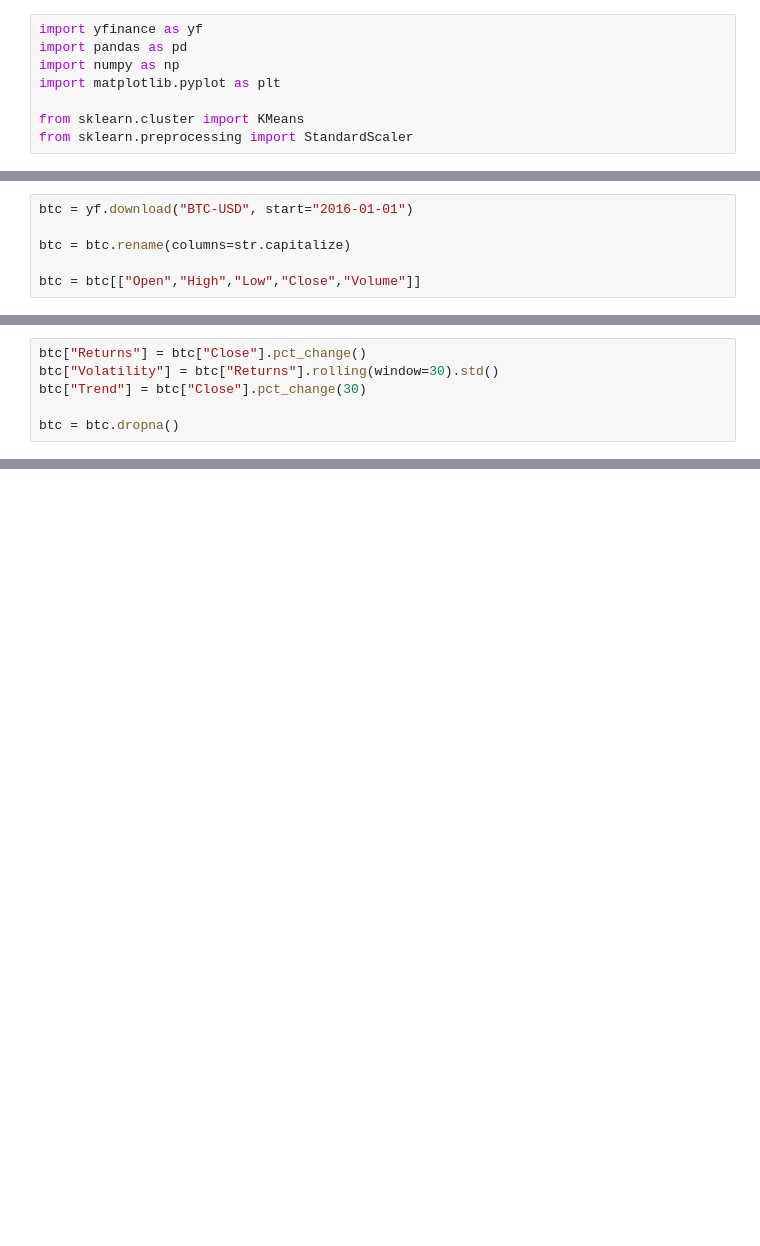
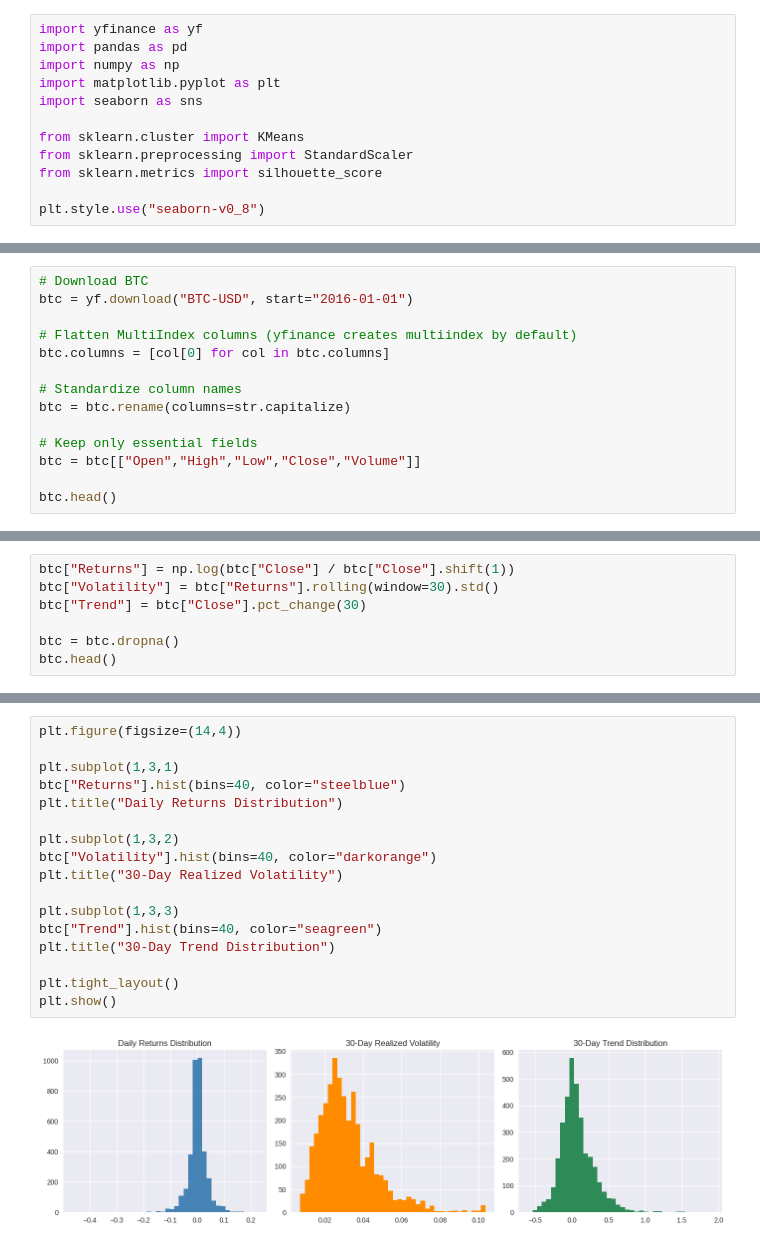
Before and after one commit to Spokuri2003/btc-regime-detection, a Jupyter notebook: BTC_Regime_Model_ML.ipynb, the cells around one changed output, grey strips where cells are left out. Saved outputs shown, nothing was run; the diff lists cells and outputs as text; blank space fills up the shorter version.

```diff
--- a/BTC_Regime_Model_ML.ipynb
+++ b/BTC_Regime_Model_ML.ipynb
@@ -39,6 +23,10 @@ import yfinance as yf
 import pandas as pd
 import numpy as np
 import matplotlib.pyplot as plt
+import seaborn as sns
 
 from sklearn.cluster import KMeans
 from sklearn.preprocessing import StandardScaler
+from sklearn.metrics import silhouette_score
+
+plt.style.use("seaborn-v0_8")
@@ -45,8 +36,16 @@ from sklearn.preprocessing import StandardScaler
 # %%
+# Download BTC
 btc = yf.download("BTC-USD", start="2016-01-01")
 
+# Flatten MultiIndex columns (yfinance creates multiindex by default)
+btc.columns = [col[0] for col in btc.columns]
+
+# Standardize column names
 btc = btc.rename(columns=str.capitalize)
 
+# Keep only essential fields
 btc = btc[["Open","High","Low","Close","Volume"]]
+
+btc.head()
 # %% [output]
 [*********************100%***********************]  1 of 1 completed
@@ -53,6 +69,7 @@ btc = btc[["Open","High","Low","Close","Volume"]]
 # %%
-btc["Returns"] = btc["Close"].pct_change()
+btc["Returns"] = np.log(btc["Close"] / btc["Close"].shift(1))
 btc["Volatility"] = btc["Returns"].rolling(window=30).std()
 btc["Trend"] = btc["Close"].pct_change(30)
 
 btc = btc.dropna()
+btc.head()
@@ -58,0 +88,19 @@ btc = btc.dropna()
+# %%
+plt.figure(figsize=(14,4))
+
+plt.subplot(1,3,1)
+btc["Returns"].hist(bins=40, color="steelblue")
+plt.title("Daily Returns Distribution")
+
+plt.subplot(1,3,2)
+btc["Volatility"].hist(bins=40, color="darkorange")
+plt.title("30-Day Realized Volatility")
+
+plt.subplot(1,3,3)
+btc["Trend"].hist(bins=40, color="seagreen")
+plt.title("30-Day Trend Distribution")
+
+plt.tight_layout()
+plt.show()
+# %% [output]
+[figure, added]
```
Also changed, not shown: parts of 28 cells of this notebook.
